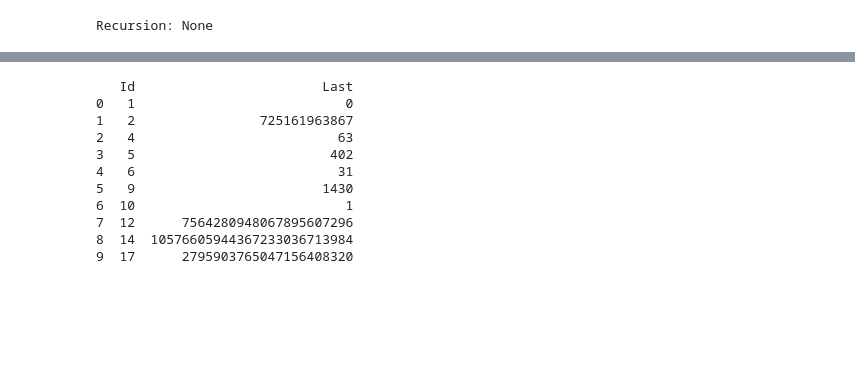
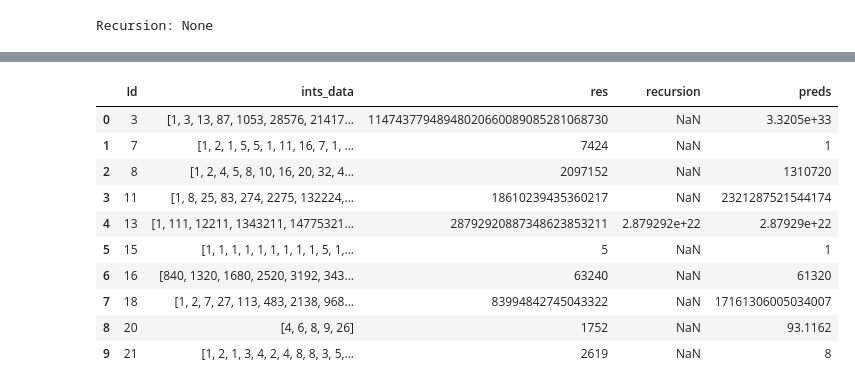
Before and after one commit to SoNicKKK/Notebooks, a Jupyter notebook: Machine Learning/IntegerSequence/IntSeq_train.ipynb, the cells around one changed output, grey strips where cells are left out. Saved outputs shown, nothing was run; the diff lists cells and outputs as text; code cells hidden in the pictures; blank space fills up the shorter version.

```diff
--- a/Machine Learning/IntegerSequence/IntSeq_train.ipynb
+++ b/Machine Learning/IntegerSequence/IntSeq_train.ipynb
@@ -227,3 +285,29 @@ print('Recursions checked. Time elapsed: %.2f min' % ((time.time() - st) / 60))
+# %%
+# check some recursions
+import time
+st = time.time()
+def get_diffs(x):
+    return [x[i+1] - x[i] for i in range(len(x) - 1)] if len(x) > 1 else x
+
+df['ints_data'] = df.ints_data.apply(lambda x: list(map(int, x)))
+df['diffs'] = df.ints_data.apply(get_diffs)
+df['plus1'] = df.ints_data.apply(lambda x: [i+1 for i in x])
+df['minus1'] = df.ints_data.apply(lambda x: [i-1 for i in x])
+print('time: %.2f min', ((time.time() - st) / 60))
+# %%
+st = time.time()
+df['recursion'] = df['Id'].map(pd.read_csv('train_recursion_result.csv', encoding='utf-8-sig').set_index('Id').recursion)
+df['rec_diffs'] = df.apply(lambda row: check_recursion(row.diffs) + row.prev, axis=1)
+df['rec_plus1'] = df.plus1.apply(lambda x: check_recursion(x) - 1)
+df['rec_minus1'] = df.minus1.apply(lambda x: check_recursion(x) + 1)
+print('time: %.2f min', ((time.time() - st) / 60))
+# %%
+print(df[df.recursion.notnull()].Id.count() / sample_n)
+df.recursion.fillna(df.rec_diffs, inplace=True)
+df.recursion.fillna(df.rec_plus1, inplace=True)
+df.recursion.fillna(df.rec_minus1, inplace=True)
+print(df[df.recursion.notnull()].Id.count() / sample_n)
+df[['Id', 'recursion']].to_csv('train_full_recursion_result.csv', encoding='utf-8-sig')
 # %%
 from sklearn import linear_model
 from sklearn import cross_validation
@@ -346,0 +431,7 @@ ValueError: Length of values does not match length of index
+# %%
+print(len(preds))
+if 'preds' in df.columns:
+    df.drop('preds', axis=1, inplace=True)
+
+df = df.join(pd.Series(preds, name='preds').to_frame())
+df[['Id', 'ints_data', 'recursion', 'preds']].head()
@@ -347,21 +446,23 @@ ValueError: Length of values does not match length of index
 # %%
 df['Last'] = df.recursion
 df.Last.fillna(df.preds, inplace=True)
+df.Last.fillna(df.prev, inplace=True)
+df.Last.fillna(1, inplace=True)
+#df[df.Last.isnull()]
 df['Last'] = df['Last'].apply(lambda x: int(np.round(float(x))))
-print(df[['Id', 'Last']].head(10))
-df[['Id', 'Last']].to_csv('submission.csv', sep=',', index=False)
+df[['Id', 'ints_data', 'res', 'recursion', 'preds']].head(10)
 # %% [output]
-   Id                        Last
-0   1                           0
-1   2                725161963867
-2   4                          63
-3   5                         402
-4   6                          31
-5   9                        1430
-6  10                           1
-7  12      7564280948067895607296
-8  14  10576605944367233036713984
-9  17      2795903765047156408320
+|  | Id | ints_data | res | recursion | preds |
+| 0 | 3 | [1, 3, 13, 87, 1053, 28576, 21417... | 11474377948948020660089085281068730 | NaN | 3.3205e+33 |
+| 1 | 7 | [1, 2, 1, 5, 5, 1, 11, 16, 7, 1, ... | 7424 | NaN | 1 |
+| 2 | 8 | [1, 2, 4, 5, 8, 10, 16, 20, 32, 4... | 2097152 | NaN | 1310720 |
+| 3 | 11 | [1, 8, 25, 83, 274, 2275, 132224,... | 18610239435360217 | NaN | 2321287521544174 |
+| 4 | 13 | [1, 111, 12211, 1343211, 14775321... | 28792920887348623853211 | 2.879292e+22 | 2.87929e+22 |
+| 5 | 15 | [1, 1, 1, 1, 1, 1, 1, 1, 1, 5, 1,... | 5 | NaN | 1 |
+| 6 | 16 | [840, 1320, 1680, 2520, 3192, 343... | 63240 | NaN | 61320 |
+| 7 | 18 | [1, 2, 7, 27, 113, 483, 2138, 968... | 83994842745043322 | NaN | 17161306005034007 |
+| 8 | 20 | [4, 6, 8, 9, 26] | 1752 | NaN | 93.1162 |
+| 9 | 21 | [1, 2, 1, 3, 4, 2, 4, 8, 8, 3, 5,... | 2619 | NaN | 8 |
 # %%
 # check train
 df['res_str'] = df.res.apply(str)
```
Also changed, not shown: parts of 17 cells of this notebook, 24 other files.
